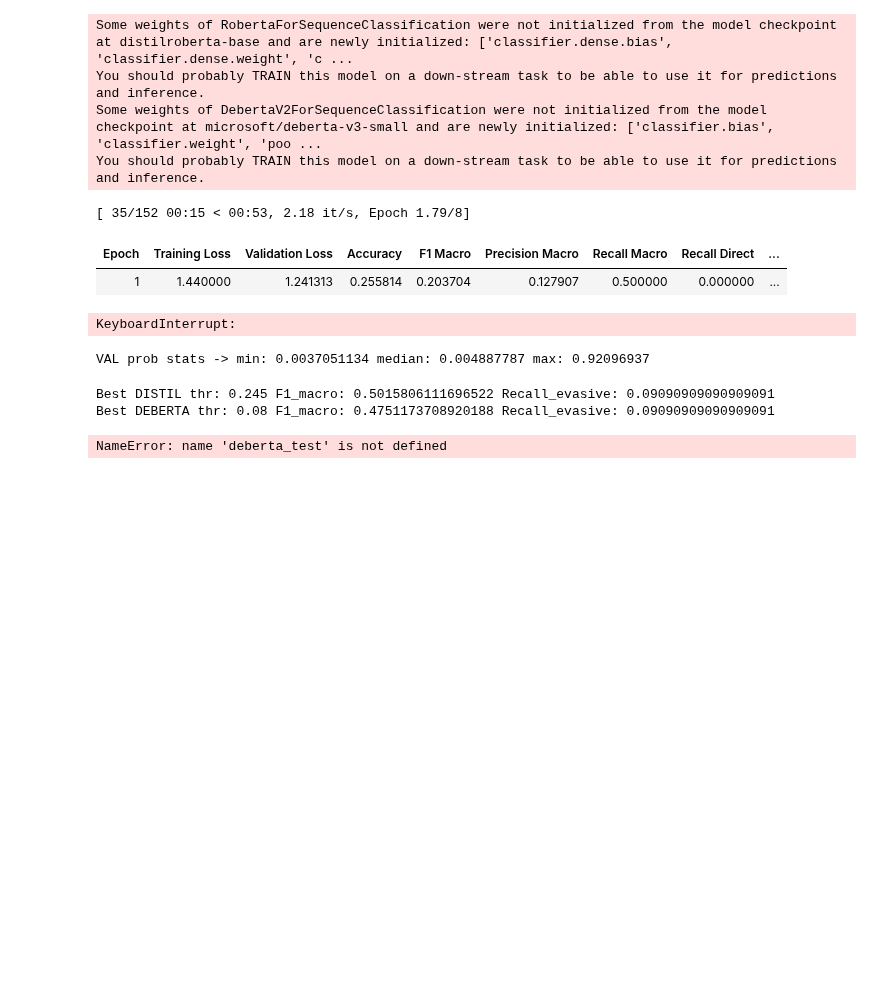
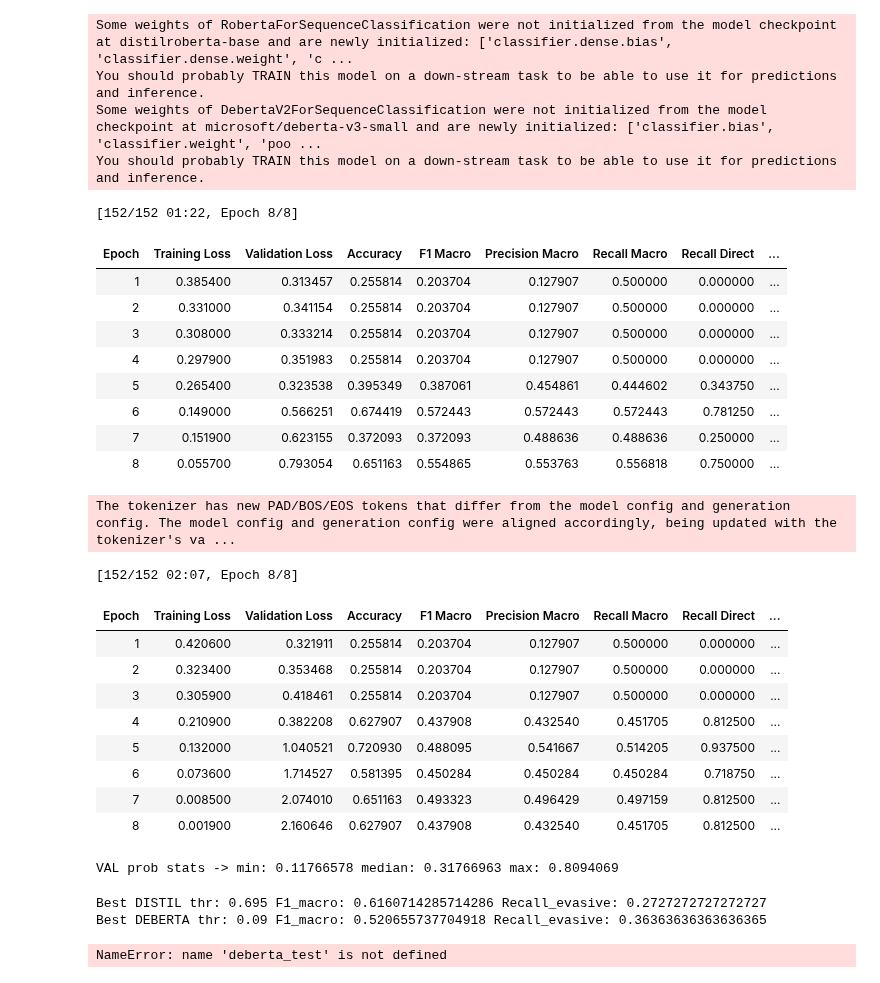
Before and after one commit to JSA10/cam_ds_ep_FinSight, a Jupyter notebook: notebooks/FinSight_evasion_detection.ipynb, the cells around one changed output. Drawn from its saved outputs; the diff is of its cells as text; code cells hidden in the pictures; blank space fills up the shorter version.

Commit message:
FOCALBSE trainer

```diff
--- a/notebooks/FinSight_evasion_detection.ipynb
+++ b/notebooks/FinSight_evasion_detection.ipynb
@@ -499,10 +499,10 @@ class EvasionDataset(Dataset):
 # %%
 # Build datasets.
 # distil_roberta_train = EvasionDataset(jpm_train, distil_roberta_tok, max_length=256)
-distil_roberta_val = EvasionDataset(jpm_val, distil_roberta_tok, max_length=256)
+distil_roberta_val = EvasionDataset(jpm_val, distil_roberta_tok, max_length=286)
 
 # deberta_train = EvasionDataset(jpm_train, deberta_tok, max_length=256)
-deberta_val = EvasionDataset(jpm_val, deberta_tok, max_length=256)
+deberta_val = EvasionDataset(jpm_val, deberta_tok, max_length=286)
 # %%
 def upsample_positives(df, label_col="label", pos_name="evasive", factor=3):
     pos = df[df[label_col].str.lower().str.strip() == pos_name]
@@ -512,8 +512,8 @@ def upsample_positives(df, label_col="label", pos_name="evasive", factor=3):
 
 jpm_train_up = upsample_positives(jpm_train, label_col="label", pos_name="evasive", factor=3)
 # rebuild datasets with jpm_train_up
-distil_roberta_train = EvasionDataset(jpm_train_up, distil_roberta_tok, max_length=256)
-deberta_train        = EvasionDataset(jpm_train_up, deberta_tok,        max_length=256)
+distil_roberta_train = EvasionDataset(jpm_train_up, distil_roberta_tok, max_length=286)
+deberta_train        = EvasionDataset(jpm_train_up, deberta_tok,        max_length=286)
 # %%
 # Dynamic padding.
 from transformers import DataCollatorWithPadding
@@ -528,15 +528,15 @@ os.makedirs(DEBERTA_SAVE_DIR, exist_ok=True)
 
 # Define early stopping.
 from transformers import EarlyStoppingCallback
-early_stop = EarlyStoppingCallback(early_stopping_patience=3, early_stopping_threshold=0.0)
+# early_stop = EarlyStoppingCallback(early_stopping_patience=3, early_stopping_threshold=0.0)
 
 # Distil-roberta training parameters.
 distil_roberta_args = TrainingArguments(
     output_dir=DISTIL_SAVE_DIR,
     num_train_epochs=8,
     per_device_train_batch_size=8,
-    per_device_eval_batch_size=16,
-    learning_rate=5e-5,
+    per_device_eval_batch_size=8,
+    learning_rate=3e-5,
     weight_decay=0.0,
     eval_strategy="epoch",
     save_strategy="epoch",
@@ -559,8 +559,8 @@ deberta_args = TrainingArguments(
     output_dir=DEBERTA_SAVE_DIR,
     num_train_epochs=8,
     per_device_train_batch_size=8,
-    per_device_eval_batch_size=16,
-    learning_rate=5e-5,
+    per_device_eval_batch_size=8,
+    learning_rate=4e-5,
     weight_decay=0.0,
     eval_strategy="epoch",
     save_strategy="epoch",
@@ -647,7 +670,7 @@ scale = 3.0   # try 2.0 first; if still low recall, try 3.0
 pos_weight = torch.tensor([ (n_neg / max(1, n_pos)) * scale ], dtype=torch.float)
 # %%
 # Distil-roberta model trainer.
-distil_roberta_trainer = BCE1LogitTrainer(
+distil_roberta_trainer = FocalBCETrainer(
     model=distil_roberta_model,
     args=distil_roberta_args,
     train_dataset=distil_roberta_train,
@@ -656,45 +679,64 @@ distil_roberta_trainer = BCE1LogitTrainer(
     compute_metrics=compute_metrics,
     data_collator=distil_roberta_collator,
     pos_weight=pos_weight,
-    callbacks=[early_stop]
+    gamma=2.0
+    # callbacks=[early_stop]
 )
 
 # Train distil_roberta.
 distil_roberta_trainer.train()
 
 # Save the tuned model.
 distil_roberta_trainer.save_model(DISTIL_SAVE_DIR)
 
 # Free up memory.
 mps_gc()
 
 # Deberta model trainer.
-deberta_trainer = BCE1LogitTrainer(
+deberta_trainer = FocalBCETrainer(
     model=deberta_model,
     args=deberta_args,
     train_dataset=deberta_train,
     eval_dataset=deberta_val,
     processing_class=deberta_tok,
     compute_metrics=compute_metrics,
     data_collator=deberta_collator,
     pos_weight=pos_weight,
-    callbacks=[early_stop]
+    gamma=2.0
+    # callbacks=[early_stop]
 )
 
 # Train deberta.
 deberta_trainer.train()
 
 # Save the tuned models.
 deberta_trainer.save_model(DEBERTA_SAVE_DIR)
 
 # Reload the best models.
 distil_roberta_model  = AutoModelForSequenceClassification.from_pretrained(DISTIL_SAVE_DIR).to(device).eval()
 deberta_model = AutoModelForSequenceClassification.from_pretrained(DEBERTA_SAVE_DIR).to(device).eval()
 # %% [output]
-[ 35/152 00:15 < 00:53, 2.18 it/s, Epoch 1.79/8]
+[152/152 01:22, Epoch 8/8]
 | Epoch | Training Loss | Validation Loss | Accuracy | F1 Macro | Precision Macro | Recall Macro | Recall Direct | ... |
-| 1 | 1.440000 | 1.241313 | 0.255814 | 0.203704 | 0.127907 | 0.500000 | 0.000000 | ... |
+| 1 | 0.385400 | 0.313457 | 0.255814 | 0.203704 | 0.127907 | 0.500000 | 0.000000 | ... |
+| 2 | 0.331000 | 0.341154 | 0.255814 | 0.203704 | 0.127907 | 0.500000 | 0.000000 | ... |
+| 3 | 0.308000 | 0.333214 | 0.255814 | 0.203704 | 0.127907 | 0.500000 | 0.000000 | ... |
+| 4 | 0.297900 | 0.351983 | 0.255814 | 0.203704 | 0.127907 | 0.500000 | 0.000000 | ... |
+| 5 | 0.265400 | 0.323538 | 0.395349 | 0.387061 | 0.454861 | 0.444602 | 0.343750 | ... |
+| 6 | 0.149000 | 0.566251 | 0.674419 | 0.572443 | 0.572443 | 0.572443 | 0.781250 | ... |
+| 7 | 0.151900 | 0.623155 | 0.372093 | 0.372093 | 0.488636 | 0.488636 | 0.250000 | ... |
+| 8 | 0.055700 | 0.793054 | 0.651163 | 0.554865 | 0.553763 | 0.556818 | 0.750000 | ... |
-KeyboardInterrupt:
+The tokenizer has new PAD/BOS/EOS tokens that differ from the model config and generation config. The model config and generation config were aligned accordingly, being updated with the tokenizer's va ...
+[152/152 02:07, Epoch 8/8]
+| Epoch | Training Loss | Validation Loss | Accuracy | F1 Macro | Precision Macro | Recall Macro | Recall Direct | ... |
+| 1 | 0.420600 | 0.321911 | 0.255814 | 0.203704 | 0.127907 | 0.500000 | 0.000000 | ... |
+| 2 | 0.323400 | 0.353468 | 0.255814 | 0.203704 | 0.127907 | 0.500000 | 0.000000 | ... |
+| 3 | 0.305900 | 0.418461 | 0.255814 | 0.203704 | 0.127907 | 0.500000 | 0.000000 | ... |
+| 4 | 0.210900 | 0.382208 | 0.627907 | 0.437908 | 0.432540 | 0.451705 | 0.812500 | ... |
+| 5 | 0.132000 | 1.040521 | 0.720930 | 0.488095 | 0.541667 | 0.514205 | 0.937500 | ... |
+| 6 | 0.073600 | 1.714527 | 0.581395 | 0.450284 | 0.450284 | 0.450284 | 0.718750 | ... |
+| 7 | 0.008500 | 2.074010 | 0.651163 | 0.493323 | 0.496429 | 0.497159 | 0.812500 | ... |
+| 8 | 0.001900 | 2.160646 | 0.627907 | 0.437908 | 0.432540 | 0.451705 | 0.812500 | ... |
 # %%
 from torch.utils.data import DataLoader
 @torch.no_grad()
@@ -713,7 +755,7 @@ def predict_probs(model, dataset, tokenizer, batch_size=32):
 val_probs = predict_probs(distil_roberta_model, distil_roberta_val, distil_roberta_tok)
 print("VAL prob stats -> min:", val_probs.min(), "median:", np.median(val_probs), "max:", val_probs.max())
 # %% [output]
-VAL prob stats -> min: 0.0037051134 median: 0.004887787 max: 0.92096937
+VAL prob stats -> min: 0.11766578 median: 0.31766963 max: 0.8094069
 # %%
 from dataclasses import dataclass
 
@@ -767,8 +809,8 @@ with open(os.path.join(DEBERTA_SAVE_DIR, "threshold.json"), "w") as f:
 print("Best DISTIL thr:", best_distil.thr, "F1_macro:", best_distil.f1_macro, "Recall_evasive:", best_distil.recall_evasive)
 print("Best DEBERTA thr:", best_deberta.thr, "F1_macro:", best_deberta.f1_macro, "Recall_evasive:", best_deberta.recall_evasive)
 # %% [output]
-Best DISTIL thr: 0.245 F1_macro: 0.5015806111696522 Recall_evasive: 0.09090909090909091
-Best DEBERTA thr: 0.08 F1_macro: 0.4751173708920188 Recall_evasive: 0.09090909090909091
+Best DISTIL thr: 0.695 F1_macro: 0.6160714285714286 Recall_evasive: 0.2727272727272727
+Best DEBERTA thr: 0.09 F1_macro: 0.520655737704918 Recall_evasive: 0.36363636363636365
 # %%
 # CHANGE: example with DeBERTa; swap in Distil if preferred
 test_probs_deberta = predict_probs(deberta_model, deberta_test, deberta_tok)
```
Also changed, not shown: parts of 1 cell of this notebook.
